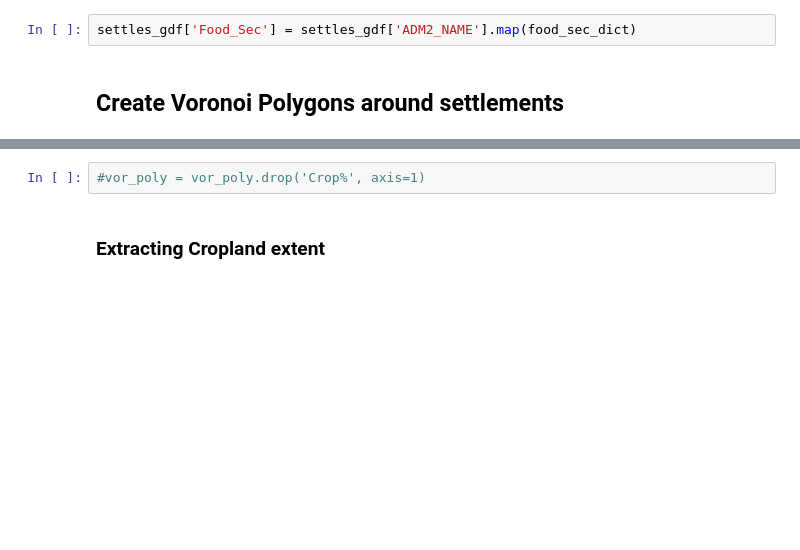
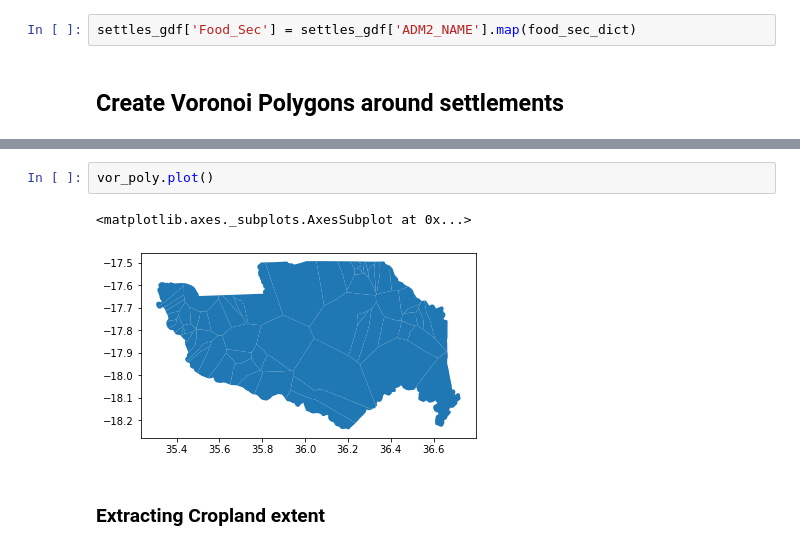
Before and after one commit to SEforALL-IEAP/AgCAP, a Jupyter notebook: AgCaP.ipynb, the cells around one changed output, grey strips where cells are left out. Drawn from its saved outputs; the diff is of its cells as text; blank space fills up the shorter version.

```diff
--- a/AgCaP.ipynb
+++ b/AgCaP.ipynb
@@ -437,5 +435,8 @@ Vizualizing...
-# %%
-#vor_poly = vor_poly.drop('Crop%', axis=1)
+# %%
+vor_poly.plot()
+# %% [output]
+<matplotlib.axes._subplots.AxesSubplot at 0x...>
+[figure, added]
 # %% [markdown]
 ### Extracting Cropland extent
 # %%
```
Also changed, not shown: parts of 18 cells of this notebook, 2 other files.
